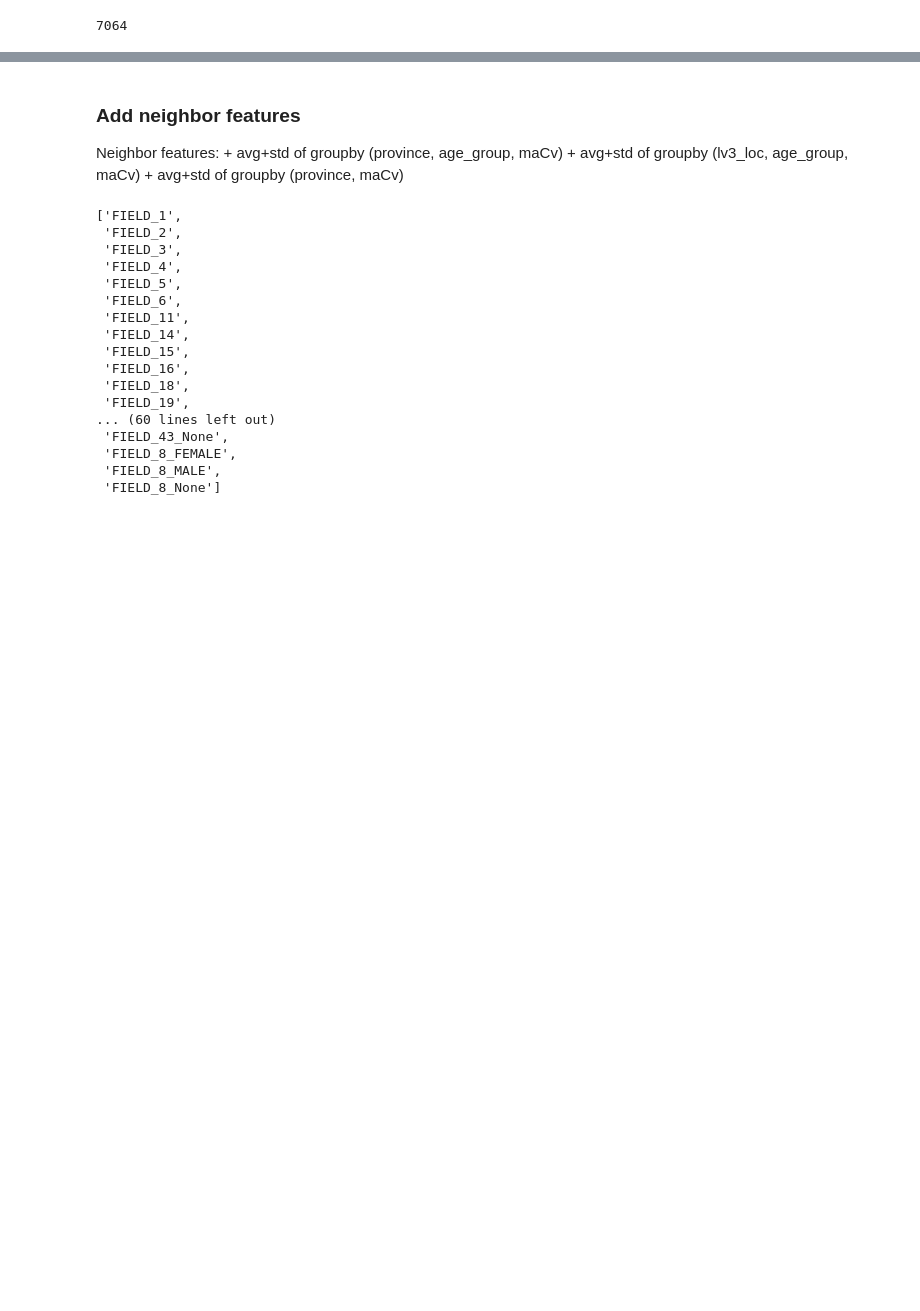
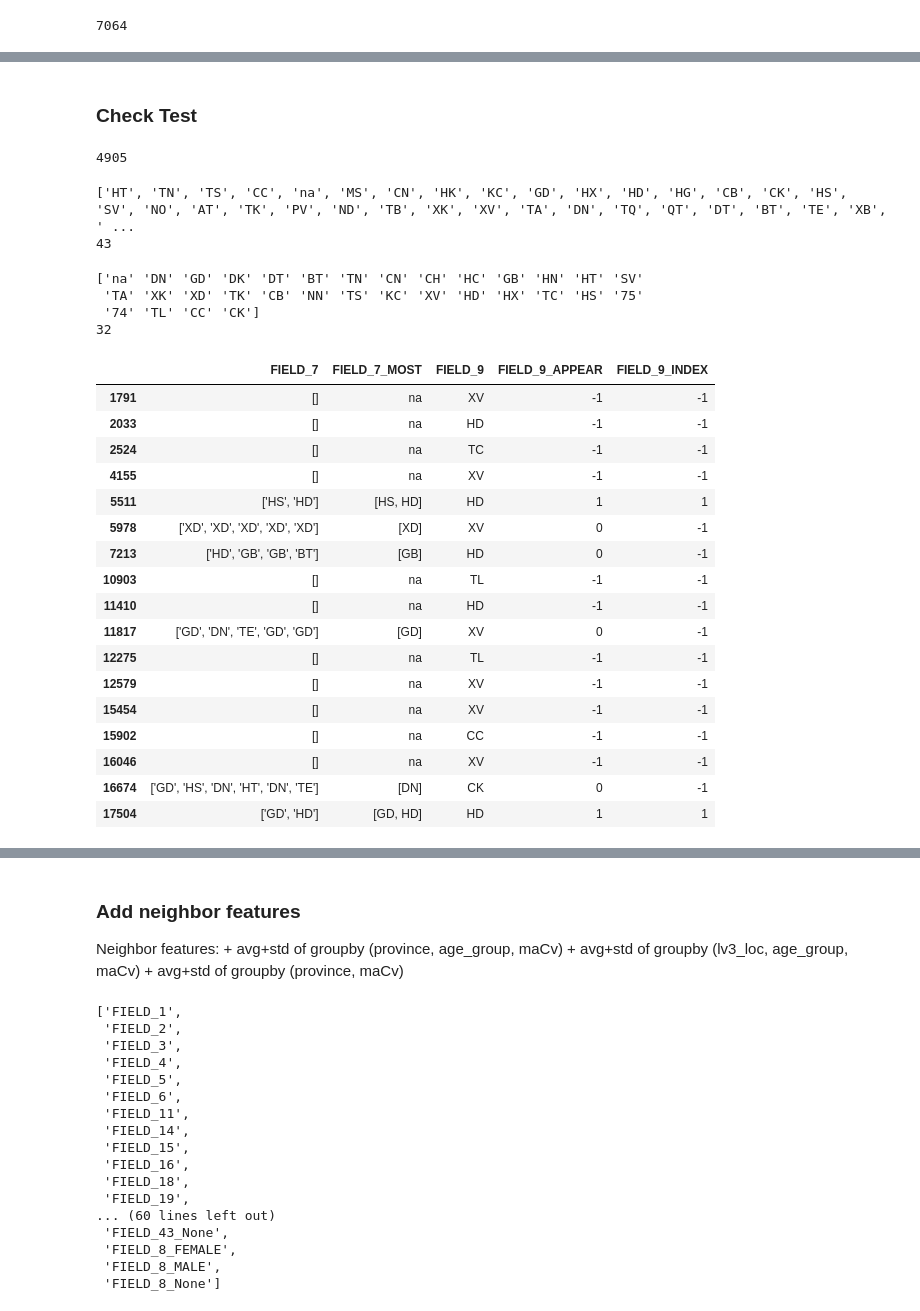
Before and after one commit to alerk/ml_class, a Jupyter notebook: 13.0.kalapa_challenge_eda.ipynb, the cells around one changed output, grey strips where cells are left out. Saved outputs shown, nothing was run; the diff lists cells and outputs as text; code cells hidden in the pictures; blank space fills up the shorter version.

```diff
--- a/13.0.kalapa_challenge_eda.ipynb
+++ b/13.0.kalapa_challenge_eda.ipynb
@@ -775,3 +894,42 @@ pdfTrain[lsMetaCol + ["FIELD_7", "FIELD_7_MOST", "FIELD_9", "FIELD_9_APPEAR",]
 | 4564 | 4564 | 0 | Tỉnh Cà Mau | Thành phố Cà Mau | 31.0 | 31.0 | nhân viên kỹ thuật | ['TE', 'HT', 'GD', 'DN'] | [TE, HT, GD, DN] | ... |
 | 4698 | 4698 | 0 | Tỉnh Đồng Nai | Huyện Định Quán | 28.0 | 28.0 | none | ['DN', 'HS', 'TE', 'GD'] | [DN, HS, TE, GD] | ... |
 | 6062 | 6062 | 0 | Tỉnh Thừa Thiên Huế | Huyện Phú Vang | 24.0 | 24.0 | nhân viên điểm giới thiệu dịch vụ... | ['HD', 'TN', 'DK', 'DN'] | [HD, TN, DK, DN] | ... |
+# %% [markdown]
+### Check Test
+# %%
+ls7TestVal = pdfTest["FIELD_7"].unique()
+print(len(ls7TestVal))
+# %% [output]
+4905
+# %%
+# Break down FIELD_7 value
+tmp = []
+for c in ls7TestVal:
+    if c == "[]" or c is np.nan:
+        tmp.append("na")
+        continue
+    s = c.replace("'", "").replace("[", "").replace("]", "").replace(" ", "").split(",")
+    # print(c, s)
+    tmp.extend(s)
+ls7TestUniqueVal = list(set(tmp)) # => Vocab of FIELD_7
+print(ls7TestUniqueVal)
+print(len(ls7TestUniqueVal))
+# %% [output]
+['HT', 'TN', 'TS', 'CC', 'na', 'MS', 'CN', 'HK', 'KC', 'GD', 'HX', 'HD', 'HG', 'CB', 'CK', 'HS', 'SV', 'NO', 'AT', 'TK', 'PV', 'ND', 'TB', 'XK', 'XV', 'TA', 'DN', 'TQ', 'QT', 'DT', 'BT', 'TE', 'XB', ' ...
+43
+# %%
+# FIELD_9 is not fully covered by FIELD_7
+ls9TestVal = pdfTest["FIELD_9"].unique()
+
+print(ls9TestVal)
+print(len(ls9TestVal))
+# %% [output]
+['na' 'DN' 'GD' 'DK' 'DT' 'BT' 'TN' 'CN' 'CH' 'HC' 'GB' 'HN' 'HT' 'SV'
+ 'TA' 'XK' 'XD' 'TK' 'CB' 'NN' 'TS' 'KC' 'XV' 'HD' 'HX' 'TC' 'HS' '75'
+ '74' 'TL' 'CC' 'CK']
+32
+# %%
+# Add col as most appear FIELD_7
+pdfTest["FIELD_7_MOST"] = pdfTest["FIELD_7"].apply(lambda x: mostAppear(x))
+# %%
+pdfTest["F7_LEN"] = pdfTest["FIELD_7_MOST"].apply(len)
@@ -777,0 +939,22 @@ pdfTrain[lsMetaCol + ["FIELD_7", "FIELD_7_MOST", "FIELD_9", "FIELD_9_APPEAR",]
+# %%
+pdfTest.loc[pdfTest["FIELD_9"].isin(["CC", "CK", "TC", "TL", "HD", "XV"])][
+    ["FIELD_7", "FIELD_7_MOST", "FIELD_9", "FIELD_9_APPEAR", "FIELD_9_INDEX"]].head(30)
+# %% [output]
+|  | FIELD_7 | FIELD_7_MOST | FIELD_9 | FIELD_9_APPEAR | FIELD_9_INDEX |
+| 1791 | [] | na | XV | -1 | -1 |
+| 2033 | [] | na | HD | -1 | -1 |
+| 2524 | [] | na | TC | -1 | -1 |
+| 4155 | [] | na | XV | -1 | -1 |
+| 5511 | ['HS', 'HD'] | [HS, HD] | HD | 1 | 1 |
+| 5978 | ['XD', 'XD', 'XD', 'XD', 'XD'] | [XD] | XV | 0 | -1 |
+| 7213 | ['HD', 'GB', 'GB', 'BT'] | [GB] | HD | 0 | -1 |
+| 10903 | [] | na | TL | -1 | -1 |
+| 11410 | [] | na | HD | -1 | -1 |
+| 11817 | ['GD', 'DN', 'TE', 'GD', 'GD'] | [GD] | XV | 0 | -1 |
+| 12275 | [] | na | TL | -1 | -1 |
+| 12579 | [] | na | XV | -1 | -1 |
+| 15454 | [] | na | XV | -1 | -1 |
+| 15902 | [] | na | CC | -1 | -1 |
+| 16046 | [] | na | XV | -1 | -1 |
+| 16674 | ['GD', 'HS', 'DN', 'HT', 'DN', 'TE'] | [DN] | CK | 0 | -1 |
+| 17504 | ['GD', 'HD'] | [GD, HD] | HD | 1 | 1 |
```
Also changed, not shown: parts of 84 cells of this notebook, 1 other file.
